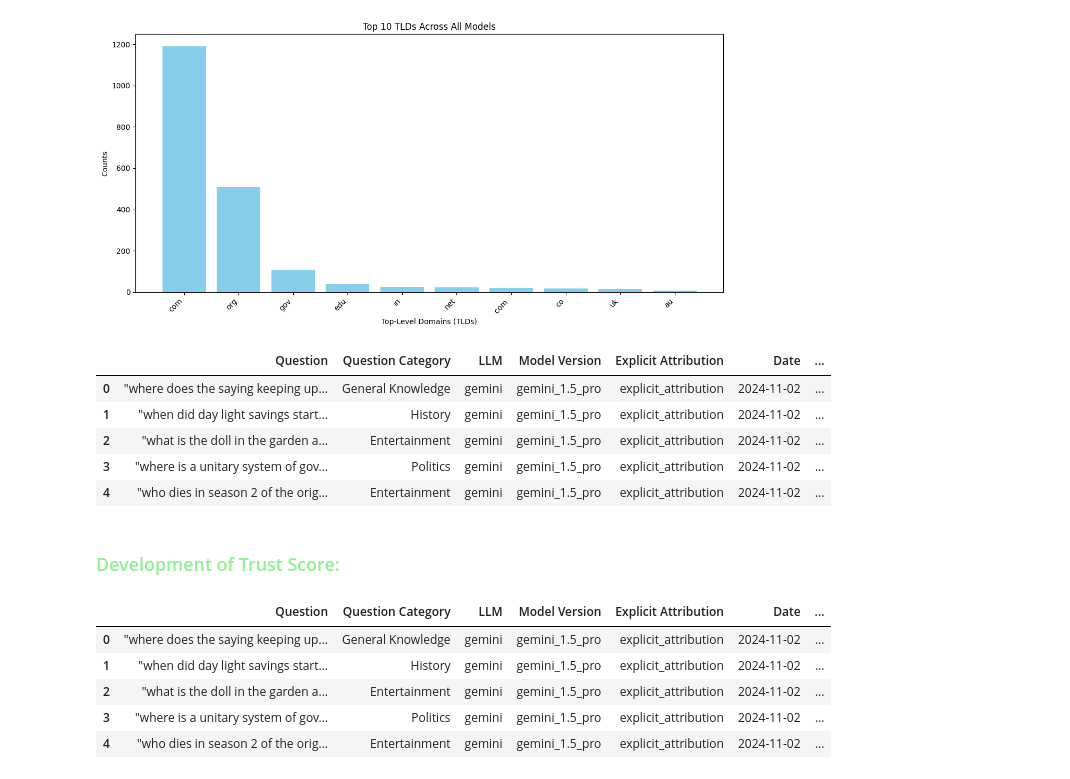
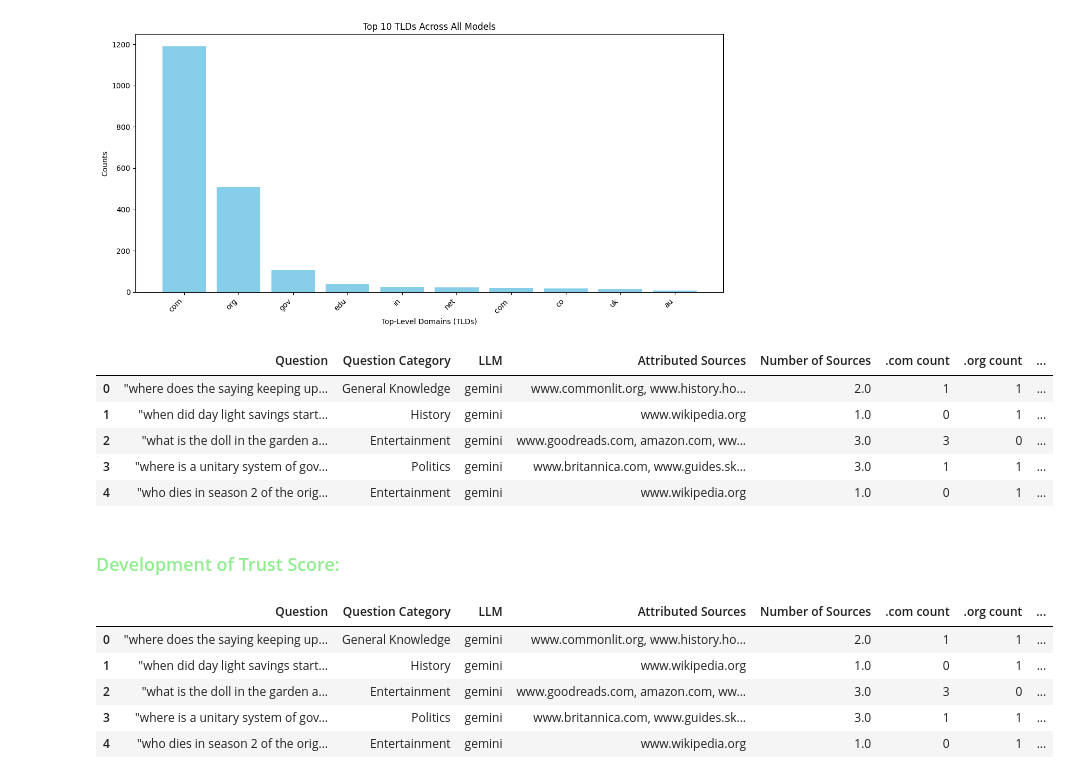
Before and after one commit to agreen8911/Building-Transparency-in-Search-Based-AI, a Jupyter notebook: data/eda.ipynb, the cells around one changed output. Cells and saved outputs as stored; diff of their text form; code cells hidden in the pictures.

```diff
--- a/data/eda.ipynb
+++ b/data/eda.ipynb
@@ -115,8 +113,6 @@ axes = axes.flatten()
 plot_count = 0
 
 for llm, counts in llm_link_counts.items():
-    if llm == 'grok':
-        continue
     top_25_links = counts.most_common(25)
     links, counts = zip(*top_25_links)
 
@@ -175,46 +171,44 @@ Top 10 TLDs Across All Models:
 [figure]
 # %%
 new_columns = ['.com count', '.org count', '.gov count', '.edu count', 'other count']
-positions = [8, 9, 10, 11, 12]
+positions = [5, 6, 7, 8, 9]
 
 for col, pos in zip(new_columns, positions):
     df_links_formatting_tld.insert(pos, col, 0)
 
 
 def count_tlds(row):
     tld_counts = {
         '.com': 0,
         '.org': 0,
         '.gov': 0,
         '.edu': 0,
         'other': 0
     }
     links = row.split(', ')
     for link in links:
         link = link.strip()
         if not link.startswith(('http://', 'https://')):
             link = 'http://' + link
         tld_info = tldextract.extract(link)
         tld = '.' + tld_info.suffix
         if tld in tld_counts:
             tld_counts[tld] += 1
-        # else:
-        #     tld_counts['other'] += 1
     return pd.Series(tld_counts)
 
 df_links_formatting_tld['Attributed Sources'] = df_links_formatting_tld['Attributed Sources'].fillna('')
 df_links_formatting_tld[['.com count', '.org count', '.gov count', '.edu count', 'other count']] = df_links_formatting_tld['Attributed Sources'].apply(count_tlds)
 
 df_links_formatting_tld.head()
 
 # df_links_formatting_tld.to_csv('df_links_formatting_tld.csv', index=False)
 # %% [output]
-|  | Question | Question Category | LLM | Model Version | Explicit Attribution | Date | ... |
-| 0 | "where does the saying keeping up... | General Knowledge | gemini | gemini_1.5_pro | explicit_attribution | 2024-11-02 | ... |
-| 1 | "when did day light savings start... | History | gemini | gemini_1.5_pro | explicit_attribution | 2024-11-02 | ... |
-| 2 | "what is the doll in the garden a... | Entertainment | gemini | gemini_1.5_pro | explicit_attribution | 2024-11-02 | ... |
-| 3 | "where is a unitary system of gov... | Politics | gemini | gemini_1.5_pro | explicit_attribution | 2024-11-02 | ... |
-| 4 | "who dies in season 2 of the orig... | Entertainment | gemini | gemini_1.5_pro | explicit_attribution | 2024-11-02 | ... |
+|  | Question | Question Category | LLM | Attributed Sources | Number of Sources | .com count | .org count | ... |
+| 0 | "where does the saying keeping up... | General Knowledge | gemini | www.commonlit.org, www.history.ho... | 2.0 | 1 | 1 | ... |
+| 1 | "when did day light savings start... | History | gemini | www.wikipedia.org | 1.0 | 0 | 1 | ... |
+| 2 | "what is the doll in the garden a... | Entertainment | gemini | www.goodreads.com, amazon.com, ww... | 3.0 | 3 | 0 | ... |
+| 3 | "where is a unitary system of gov... | Politics | gemini | www.britannica.com, www.guides.sk... | 3.0 | 1 | 1 | ... |
+| 4 | "who dies in season 2 of the orig... | Entertainment | gemini | www.wikipedia.org | 1.0 | 0 | 1 | ... |
 # %% [markdown]
 ### <span style="color:lightgreen">Development of Trust Score:</span>
 # %%
@@ -222,20 +216,20 @@ df_trust_score = df_links_formatting_tld.__deepcopy__()
 
 df_trust_score['Multi-modal Response'] = df_trust_score['Multi-modal Response'].fillna('text_only')
 
-df_trust_score.insert(15, 'Trust Score', 0)
+df_trust_score.insert(12, 'Trust Score', 0)
 
 for index, r in df_trust_score.iterrows():
     trust_score = 0
     if r['Number of Sources'] > 0:
         trust_score += 5
-    if r['.com count'] > 0:
-        trust_score += (r['.com count'] * 1)
-    if r['.org count'] > 0:
-        trust_score += (r['.org count'] * 1)
-    if r['.gov count'] > 0:
-        trust_score += (r['.gov count'] * 1)
-    if r['.edu count'] > 0:
-        trust_score += (r['.edu count'] * 1)
+    # if r['.com count'] > 0:
+    #     trust_score += (r['.com count'] * 1)
+    # if r['.org count'] > 0:
+    #     trust_score += (r['.org count'] * 1)
+    # if r['.gov count'] > 0:
+    #     trust_score += (r['.gov count'] * 1)
+    # if r['.edu count'] > 0:
+    #     trust_score += (r['.edu count'] * 1)
     if r['Are All Source Links Functional'] == 'all_links_functional':
         trust_score += 2
     elif r['Are All Source Links Functional'] == 'some_links_funcitonal':
@@ -244,18 +238,20 @@ for index, r in df_trust_score.iterrows():
         unique_sources = set(r['Attributed Sources'].split(', '))
         trust_score += len(unique_sources)
     if r['Multi-modal Response'] == 'multi-modal':
+        trust_score += 2
+    elif r['Multi-modal Response'] == 'text_only':
         trust_score += 1
 
     df_trust_score.at[index, 'Trust Score'] = trust_score
 
 df_trust_score.head()
 # %% [output]
-|  | Question | Question Category | LLM | Model Version | Explicit Attribution | Date | ... |
-| 0 | "where does the saying keeping up... | General Knowledge | gemini | gemini_1.5_pro | explicit_attribution | 2024-11-02 | ... |
-| 1 | "when did day light savings start... | History | gemini | gemini_1.5_pro | explicit_attribution | 2024-11-02 | ... |
-| 2 | "what is the doll in the garden a... | Entertainment | gemini | gemini_1.5_pro | explicit_attribution | 2024-11-02 | ... |
-| 3 | "where is a unitary system of gov... | Politics | gemini | gemini_1.5_pro | explicit_attribution | 2024-11-02 | ... |
-| 4 | "who dies in season 2 of the orig... | Entertainment | gemini | gemini_1.5_pro | explicit_attribution | 2024-11-02 | ... |
+|  | Question | Question Category | LLM | Attributed Sources | Number of Sources | .com count | .org count | ... |
+| 0 | "where does the saying keeping up... | General Knowledge | gemini | www.commonlit.org, www.history.ho... | 2.0 | 1 | 1 | ... |
+| 1 | "when did day light savings start... | History | gemini | www.wikipedia.org | 1.0 | 0 | 1 | ... |
+| 2 | "what is the doll in the garden a... | Entertainment | gemini | www.goodreads.com, amazon.com, ww... | 3.0 | 3 | 0 | ... |
+| 3 | "where is a unitary system of gov... | Politics | gemini | www.britannica.com, www.guides.sk... | 3.0 | 1 | 1 | ... |
+| 4 | "who dies in season 2 of the orig... | Entertainment | gemini | www.wikipedia.org | 1.0 | 0 | 1 | ... |
 # %%
 mean_by_model = df_trust_score.groupby('LLM')['Trust Score'].mean()
 print(f'Mean Trust Score by Model: \n\n{mean_by_model}')
```
Also changed, not shown: parts of 10 cells of this notebook, 1 other file.
